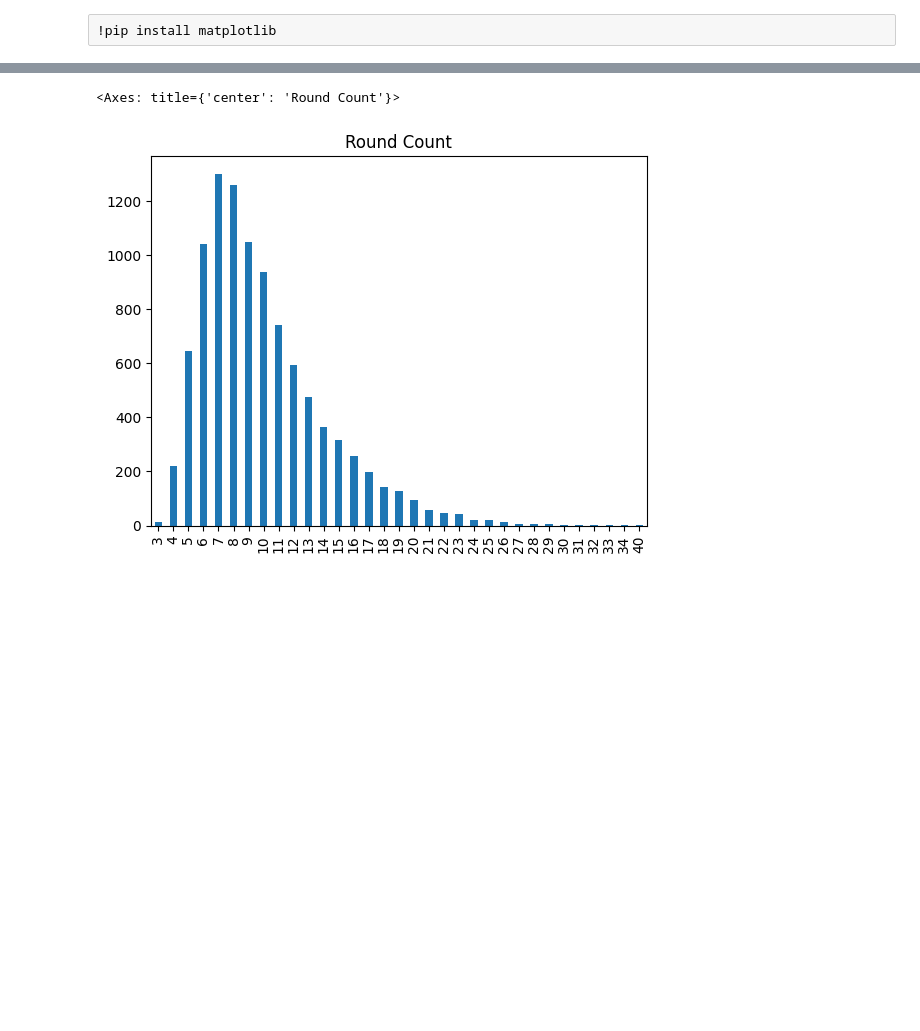
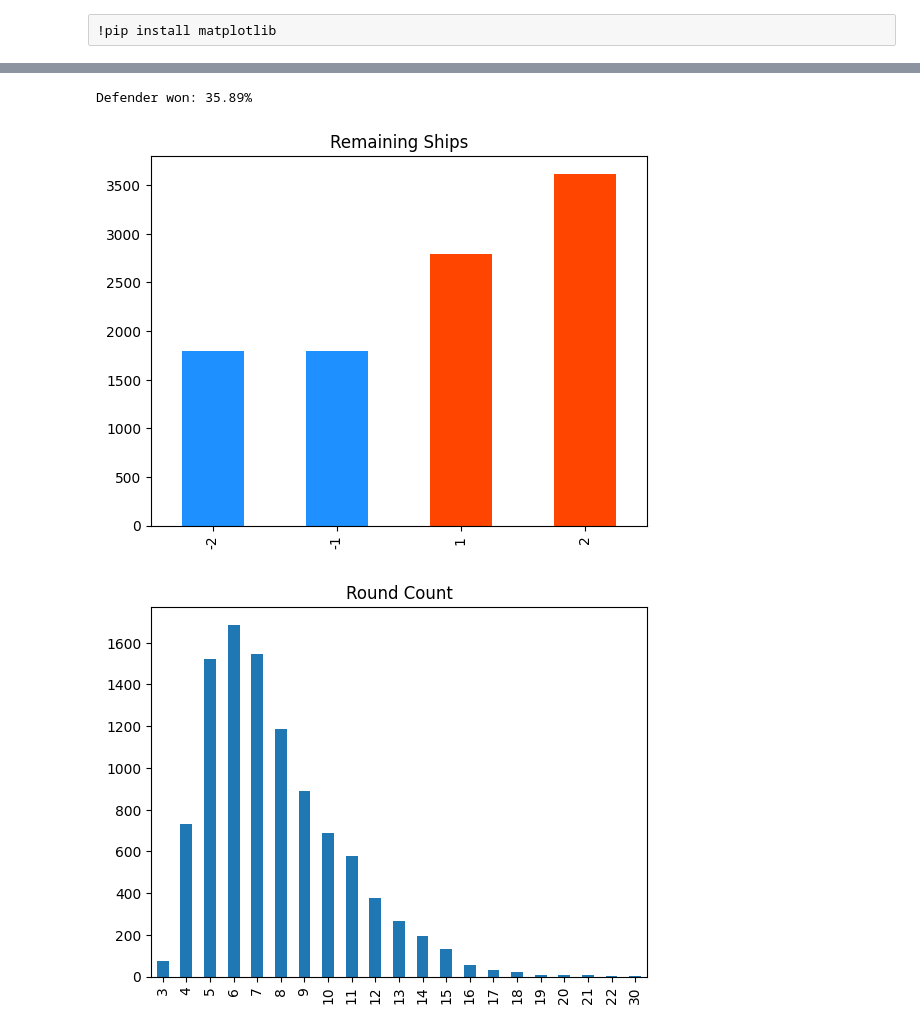
Before and after one commit to kerpowski/sagemaker-test, a Jupyter notebook: SE4.ipynb, the cells around one changed output, grey strips where cells are left out. Saved outputs shown, nothing was run; the diff lists cells and outputs as text; code cells hidden in the pictures; blank space fills up the shorter version.

```diff
--- a/SE4.ipynb
+++ b/SE4.ipynb
@@ -132,6 +143,16 @@ def simulate(attacker, defender, iterations):
         round_hist[results[1]] += 1
         result_hist[results[0]] += 1
     return (result_hist, round_hist)
+
+
+def plot_results(result_hist, round_hist):
+    s = pd.Series(results[0]).sort_index()
+    s.plot.bar(title="Remaining Ships",
+               color=['dodgerblue' if i < 0 else 'orangered' for i in s.index])
+    plt.show()
+
+    pd.Series(results[1]).sort_index().plot.bar(title="Round Count")
+    plt.show()
 # %%
 attacker = [Battleship(defense=1), Battleship(defense=1)]
 defender = [Battleship(), Battleship()]
@@ -151,5 +170,12 @@ s.plot.bar(title="Remaining Ships",
 # %%
-pd.Series(results[1]).sort_index().plot.bar(title="Round Count")
+attacker = [Battleship(attack=1), Battleship(attack=1)]
+defender = [Battleship(), Battleship()]
+results = simulate(attacker, defender, 10000)
+attacker_wins = sum((x[1] for x in results[0].items() if x[0] < 0))
+print(f"Defender won: {attacker_wins / 100}%")
+
+plot_results(results[0], results[1])
 # %% [output]
-<Axes: title={'center': 'Round Count'}>
+Defender won: 35.89%
-[figure, old version]
+[figure, new version]
+[figure, added]
```
Also changed, not shown: parts of 4 cells of this notebook.
